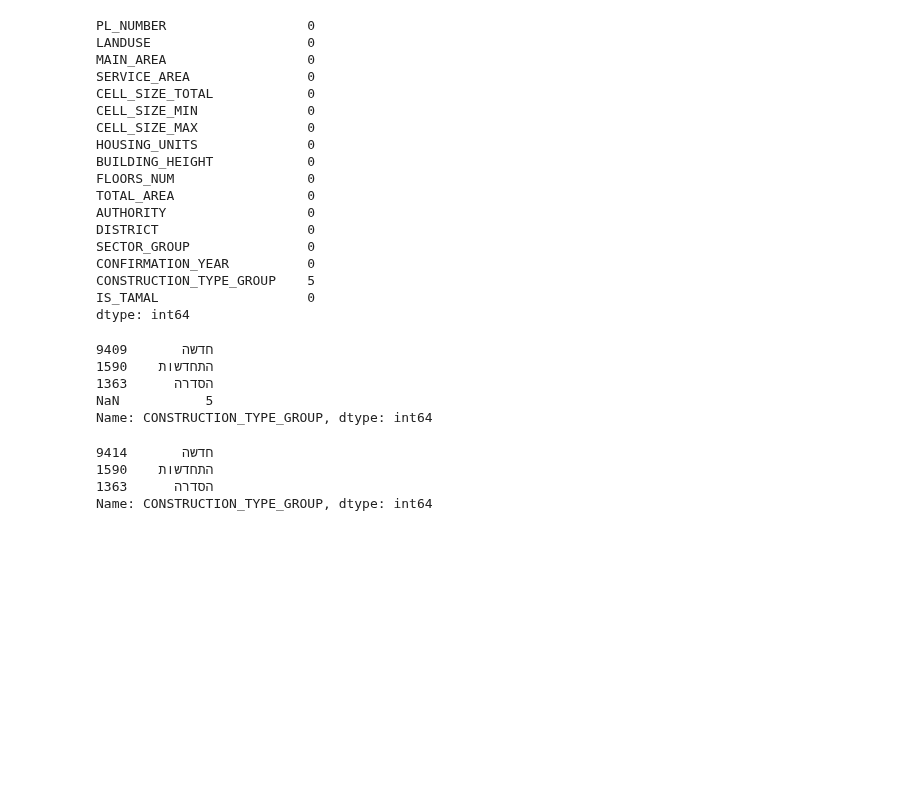
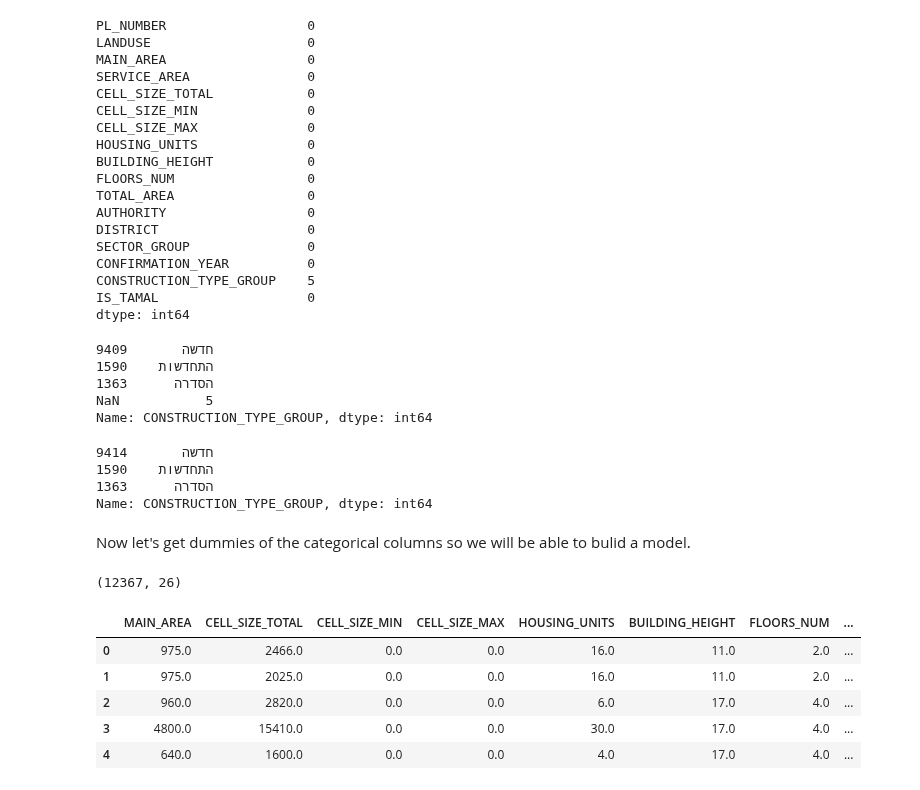
Before and after one commit to MosheMann5750/ML, a Jupyter notebook: FinalProject/ConstructionPlans.ipynb, the cells around one changed output. Saved outputs shown, nothing was run; the diff lists cells and outputs as text; code cells hidden in the pictures; blank space fills up the shorter version.

```diff
--- a/FinalProject/ConstructionPlans.ipynb
+++ b/FinalProject/ConstructionPlans.ipynb
@@ -275,0 +285,3 @@ A lot of missing data, BUILDING_HEIGHT should not be zero.
+# %%
+filtered_data['SECTOR_GROUP'] = filtered_data['SECTOR_GROUP'].mask(filtered_data['SECTOR_GROUP'] == '(חסר)', 'חברה כללית / מעורבת')
+filtered_data['SECTOR_GROUP'].value_counts()
@@ -332,3 +349,28 @@ filtered_data['CONSTRUCTION_TYPE_GROUP'].value_counts(dropna=False)
 התחדשות    1590
 הסדרה      1363
 Name: CONSTRUCTION_TYPE_GROUP, dtype: int64
+# %%
+filtered_data = filtered_data.drop(['PL_NUMBER', 'SERVICE_AREA'], axis=1)
+# %% [markdown]
+Now let's get dummies of the categorical columns so we will be able to bulid a model.
+# %%
+dummies_data = pd.get_dummies(filtered_data)
+print(dummies_data.shape)
+dummies_data.columns = ['MAIN_AREA', 'CELL_SIZE_TOTAL', 'CELL_SIZE_MIN', 'CELL_SIZE_MAX',
+       'HOUSING_UNITS', 'BUILDING_HEIGHT', 'FLOORS_NUM', 'TOTAL_AREA',
+       'CONFIRMATION_YEAR', 'IS_TAMAL', 'LANDUSE_RESIDENCE',
+       'LANDUSE_RESIDENCE_MIXED', 'AUTHORITY_COUNTRY', 'AUTHORITY_DISTRICT',
+       'DISTRICT_SOUTH', 'DISTRICT_HAIFA', 'DISTRICT_JERUSALEM', 'DISTRICT_DAN',
+       'DISTRICT_NORTH', 'DISTRICT_TEL_AVIV', 'SECTOR_REL',
+       'SECTOR_MIXED', 'SECTOR_ARAB',
+       'CONSTRUCTION_TYPE_ARRANGING', 'CONSTRUCTION_TYPE_REGENERATION',
+       'CONSTRUCTION_TYPE_NEW']
+dummies_data.head()
+# %% [output]
+(12367, 26)
+|  | MAIN_AREA | CELL_SIZE_TOTAL | CELL_SIZE_MIN | CELL_SIZE_MAX | HOUSING_UNITS | BUILDING_HEIGHT | FLOORS_NUM | ... |
+| 0 | 975.0 | 2466.0 | 0.0 | 0.0 | 16.0 | 11.0 | 2.0 | ... |
+| 1 | 975.0 | 2025.0 | 0.0 | 0.0 | 16.0 | 11.0 | 2.0 | ... |
+| 2 | 960.0 | 2820.0 | 0.0 | 0.0 | 6.0 | 17.0 | 4.0 | ... |
+| 3 | 4800.0 | 15410.0 | 0.0 | 0.0 | 30.0 | 17.0 | 4.0 | ... |
+| 4 | 640.0 | 1600.0 | 0.0 | 0.0 | 4.0 | 17.0 | 4.0 | ... |
```
Also changed, not shown: parts of 4 cells of this notebook.
